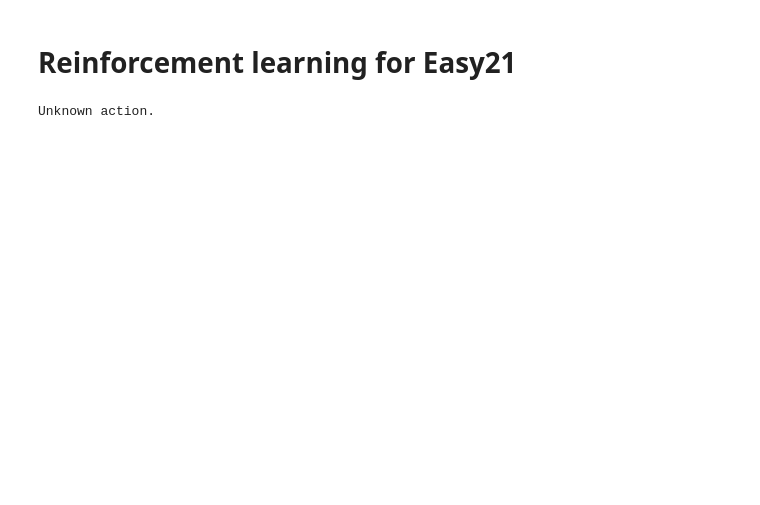
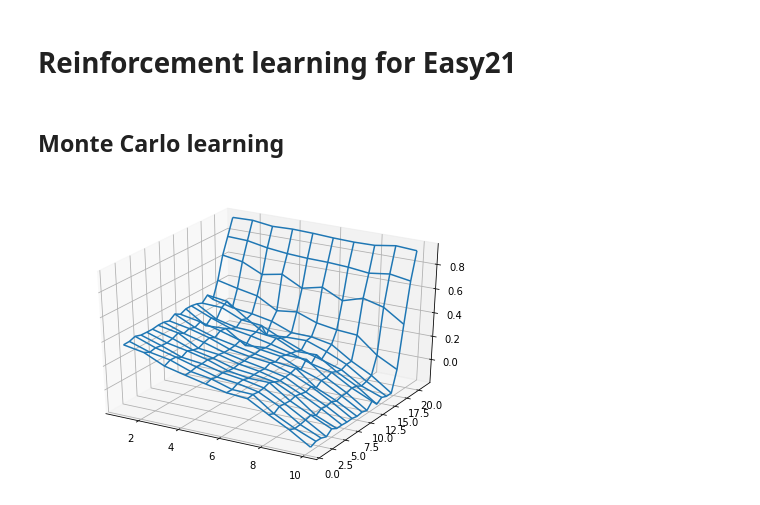
Before and after one commit to kwichmann/easy21, a Jupyter notebook: easy21.ipynb, the cells around one changed output. Drawn from its saved outputs; the diff is of its cells as text; code cells hidden in the pictures; blank space fills up the shorter version.

Commit message:
Monte Carlo control

```diff
--- a/easy21.ipynb
+++ b/easy21.ipynb
@@ -31,5 +33,3 @@ def step(dealer_card, player_sum, action):
     print("Unknown action.")
-# %%
-step(5, 7, "stic")
-# %% [output]
-Unknown action.
+# %% [markdown]
+## Monte Carlo learning
@@ -35,0 +85,16 @@ Unknown action.
+# %%
+q_mc = train_mc(1000000)
+# %%
+fig = plt.figure()
+ax = Axes3D(fig)
+
+X = np.arange(1, 11).tolist()
+Y = np.arange(1, 22).tolist()
+X, Y = np.meshgrid(X, Y)
+Z = np.max(q_mc, axis = 2)[X - 1,Y - 1]
+
+ax.plot_wireframe(X, Y, Z)
+
+plt.show()
+# %% [output]
+[figure, added]
```
Also changed, not shown: parts of 3 cells of this notebook.
